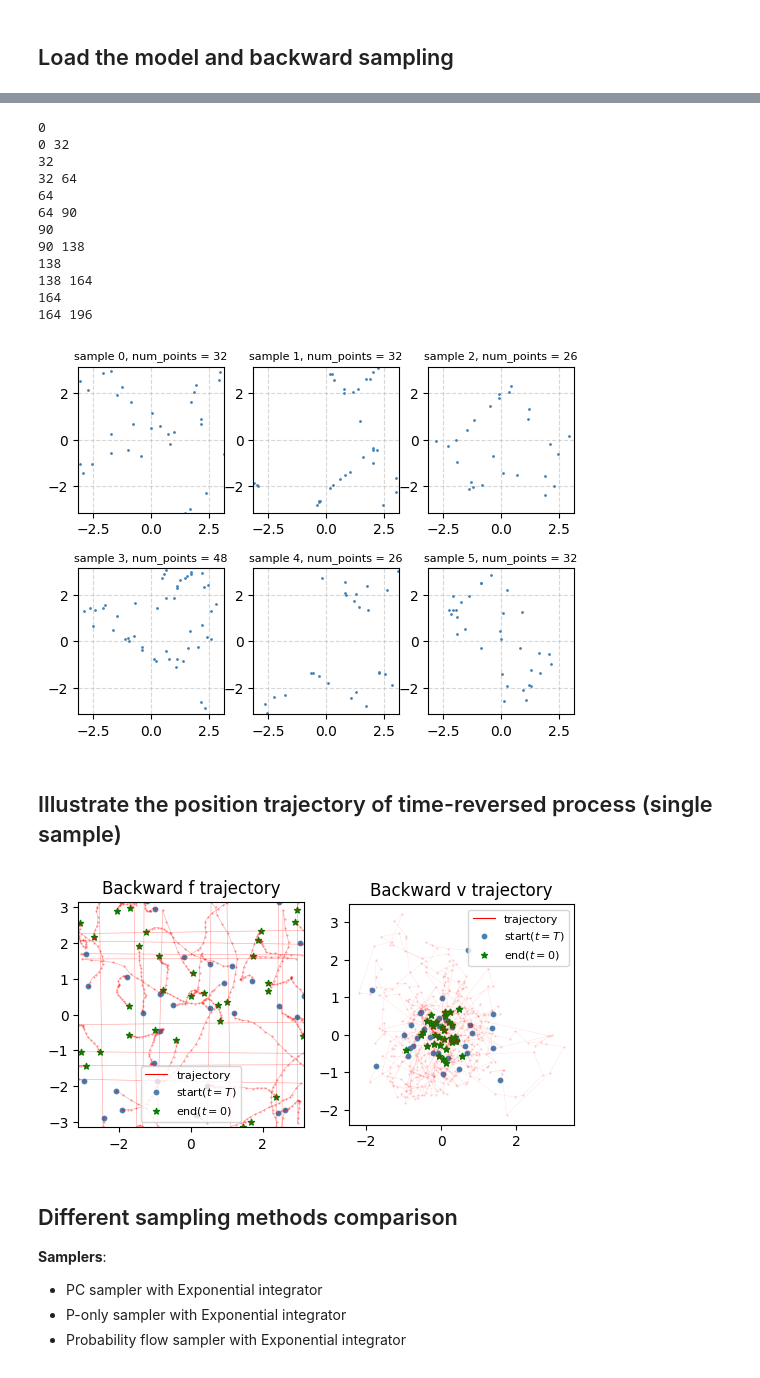
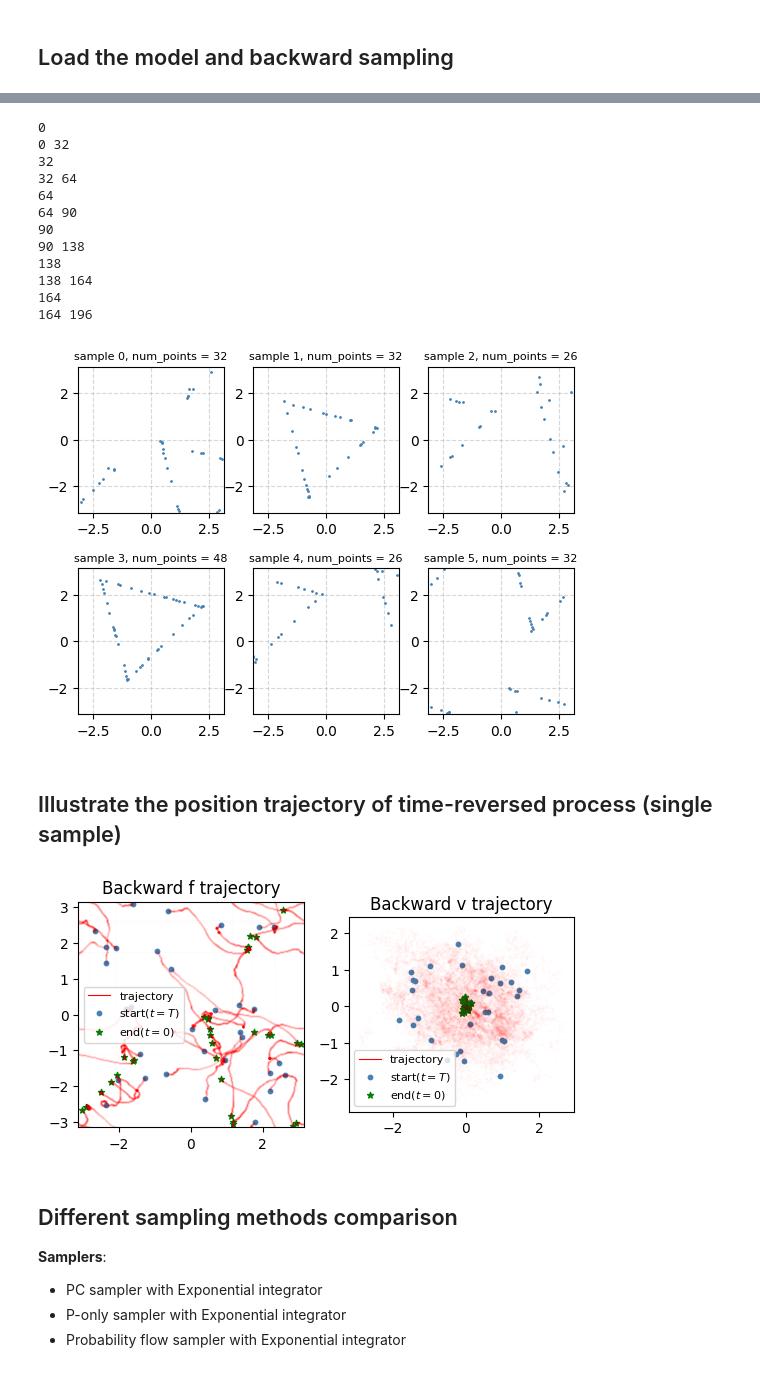
Before and after one commit to MateosCz/diffusion-playground, a Jupyter notebook: shape_analysis.ipynb, the cells around one changed output, grey strips where cells are left out. Drawn from its saved outputs; the diff is of its cells as text; code cells hidden in the pictures.

```diff
--- a/shape_analysis.ipynb
+++ b/shape_analysis.ipynb
@@ -206,7 +206,7 @@ score_gnn = TDM_VanillaGNN(
 
 # state_dict = torch.load("vanilla_gnn_triangle_shapes.pt", map_location="cpu")
 # state_dict = torch.load("wandb_logs/diffusion-playground/qkcsut0d/checkpoints/epoch=199-step=6400.ckpt", map_location="cpu")
-litmodel = LitVanillaGNN.load_from_checkpoint("wandb_logs/diffusion-playground/k35ib6qe/checkpoints/epoch=199-step=6400.ckpt", model=score_gnn, diffusion=TDMmodel, diffusion_kwargs=diffusion_kwargs, lr=1e-3)
+litmodel = LitVanillaGNN.load_from_checkpoint("wandb_logs/diffusion-playground/k35ib6qe/checkpoints/epoch=199-step=6400.ckpt", weights_only=False)
 # score_gnn.load_state_dict(state_dict)
 litmodel.to(device)
 litmodel.eval()
@@ -243,11 +243,11 @@ ft_list, vt_list, t_list = TDMmodel.sample_backward_graph(
     # tdm_score_fn=score_gnn.forward_from_data,
     tdm_score_fn=litmodel.forward_from_data,
     sample_trajectory=True,
-    n_steps = 20,
+    n_steps = 600,
     exponential_integration=True,
     probability_flow=False,
     predictor_corrector=True,
-    predictor_corrector_n_steps=20,
+    predictor_corrector_n_steps=1,
     only_correct_vt = True,
     tau = 1e-2
 )
@@ -293,40 +293,40 @@ plt.show()
 138 164
 164
 164 196
-[figure, old version]
+[figure, new version]
 # %% [markdown]
 ## Illustrate the position trajectory of time-reversed process (single sample)
 # %%
 
 
 f_traj_x = [f[:graph_nodes[0],0].squeeze() for f in ft_list]
 f_traj_y = [f[:graph_nodes[0],1].squeeze() for f in ft_list]
 
 v_traj_x = [v[:graph_nodes[0],0].squeeze() for v in vt_list]
 v_traj_y = [v[:graph_nodes[0],1].squeeze() for v in vt_list]
 fig,axes = plt.subplots(1,2)
-axes[0].plot(f_traj_x,f_traj_y, marker = "o", markersize = 0.5, linewidth = 0.4, alpha = 0.4, c = "red")
+axes[0].plot(f_traj_x,f_traj_y, marker = "o", markersize = 0.5, linewidth = 0.4, alpha = 0.04, c = "red")
 h_traj = Line2D([0],[0], color="red", linewidth=0.8, label="trajectory")
 h_start = axes[0].scatter(f_traj_x[0],f_traj_y[0], marker = "o", s = 10, c = "steelblue", label = "start($t=T$)")
 h_end = axes[0].scatter(f_traj_x[-1],f_traj_y[-1], marker = "*", s = 20, c = "green", label = "end($t=0$)")
 axes[0].legend(handles=[h_traj, h_start, h_end], prop=FontProperties(size=8))
 axes[0].set_xlim(-torch.pi,torch.pi)
 axes[0].set_ylim(-torch.pi,torch.pi)
 axes[0].set_aspect("equal")
 axes[0].set_title("Backward f trajectory")
 
-axes[1].plot(v_traj_x,v_traj_y, marker = "o", markersize = 0.5, linewidth = 0.2, alpha = 0.2, c = "red")
+axes[1].plot(v_traj_x,v_traj_y, marker = "o", markersize = 0.5, linewidth = 0.2, alpha = 0.02, c = "red")
 h_traj = Line2D([0],[0], color="red", linewidth=0.8, label="trajectory")
 h_start = axes[1].scatter(v_traj_x[0],v_traj_y[0], marker = "o", s = 10, c = "steelblue", label = "start($t=T$)")
 h_end = axes[1].scatter(v_traj_x[-1],v_traj_y[-1], marker = "*", s = 20, c = "green", label = "end($t=0$)")
 axes[1].legend(handles=[h_traj, h_start, h_end], prop=FontProperties(size=8))
 axes[1].scatter(v_traj_x[-1],v_traj_y[-1], marker = "*", s = 20, c = "green")
 axes[1].set_aspect("equal")
 axes[1].set_title("Backward v trajectory")
 
 plt.show()
 # %% [output]
-[figure, old version]
+[figure, new version]
 # %% [markdown]
 ## Different sampling methods comparison
 
```
Also changed, not shown: parts of 2 cells of this notebook, 2 other files.
